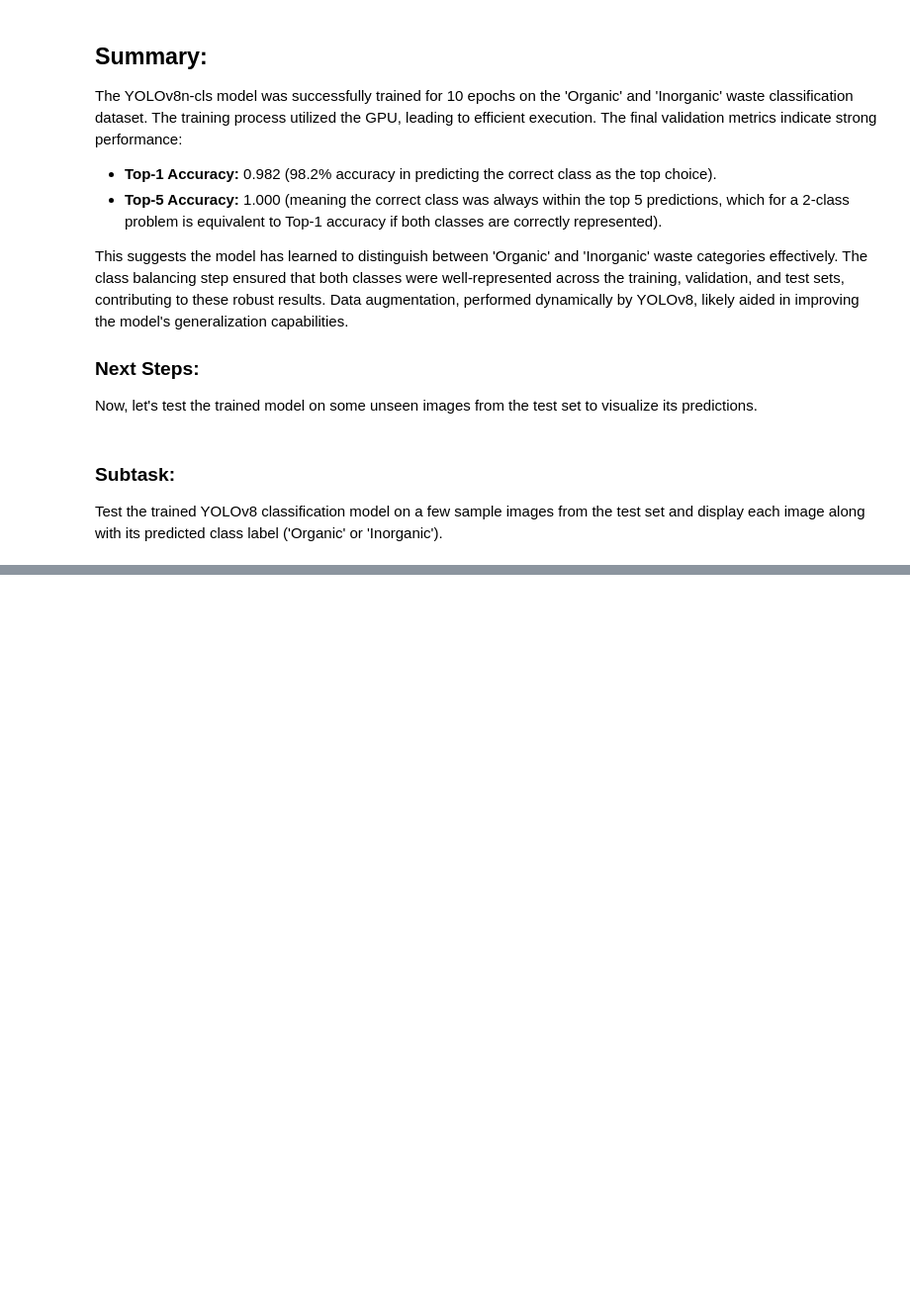
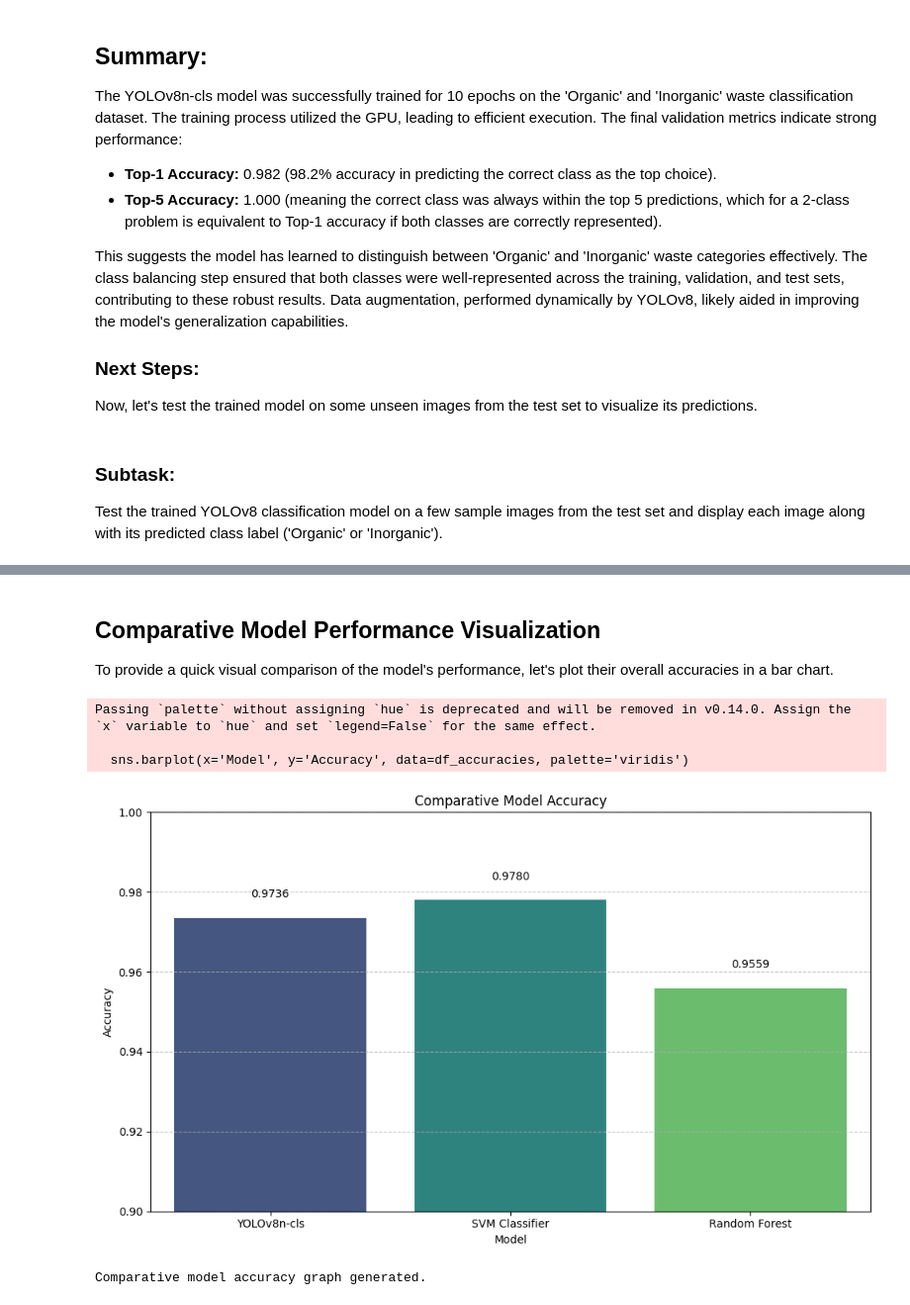
Before and after one commit to pratyushsingh9870-arch/ML_lab, a Jupyter notebook: waste_segregation_using_image_classification.ipynb, the cells around one changed output, grey strips where cells are left out. Shown at 99% size. Cells and saved outputs as stored; diff of their text form; code cells hidden in the pictures; blank space fills up the shorter version.

```diff
--- a/waste_segregation_using_image_classification.ipynb
+++ b/waste_segregation_using_image_classification.ipynb
@@ -1613,0 +835,39 @@ Summarize the training results, including performance metrics and any insights g
+# %% [markdown]
+## Comparative Model Performance Visualization
+
+To provide a quick visual comparison of the model's performance, let's plot their overall accuracies in a bar chart.
+# %%
+import matplotlib.pyplot as plt
+import seaborn as sns
+import pandas as pd
+
+# Assuming accuracy, accuracy_svm, and accuracy_rf are available from previous executions
+model_accuracies = {
+    'Model': ['YOLOv8n-cls', 'SVM Classifier', 'Random Forest'],
+    'Accuracy': [accuracy, accuracy_svm, accuracy_rf]
+}
+
+df_accuracies = pd.DataFrame(model_accuracies)
+
+plt.figure(figsize=(10, 6))
+sns.barplot(x='Model', y='Accuracy', data=df_accuracies, palette='viridis')
+plt.ylim(0.9, 1.0) # Set y-axis limit for better visualization of differences
+plt.title('Comparative Model Accuracy')
+plt.ylabel('Accuracy')
+plt.xlabel('Model')
+plt.grid(axis='y', linestyle='--', alpha=0.7)
+
+# Add accuracy values on top of the bars
+for index, row in df_accuracies.iterrows():
+    plt.text(index, row['Accuracy'] + 0.005, f"{row['Accuracy']:.4f}", color='black', ha="center")
+
+plt.tight_layout()
+plt.show()
+
+print("Comparative model accuracy graph generated.")
+# %% [output]
+Passing `palette` without assigning `hue` is deprecated and will be removed in v0.14.0. Assign the `x` variable to `hue` and set `legend=False` for the same effect.
+
+  sns.barplot(x='Model', y='Accuracy', data=df_accuracies, palette='viridis')
+[figure, added]
+Comparative model accuracy graph generated.
```
Also changed, not shown: parts of 56 cells of this notebook.
